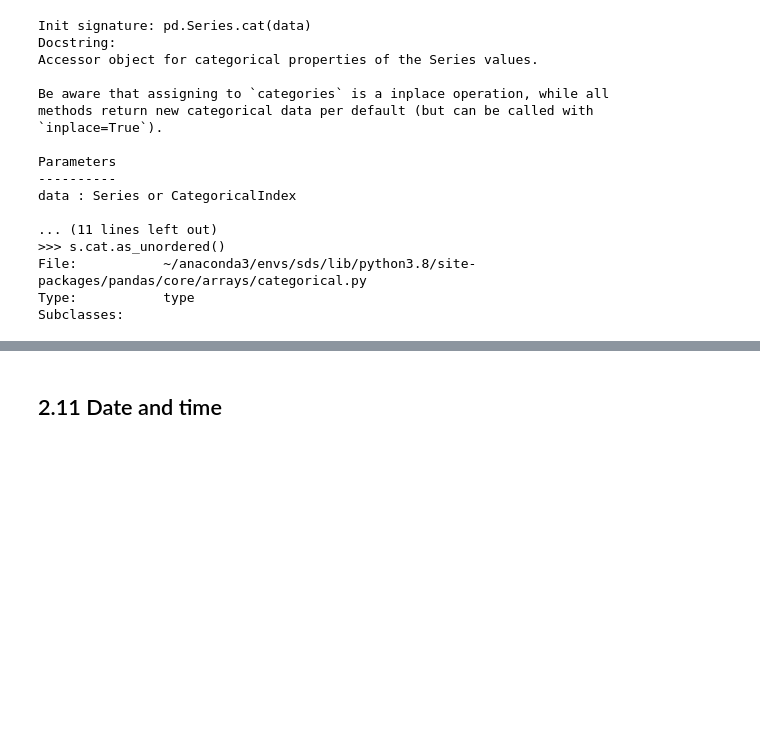
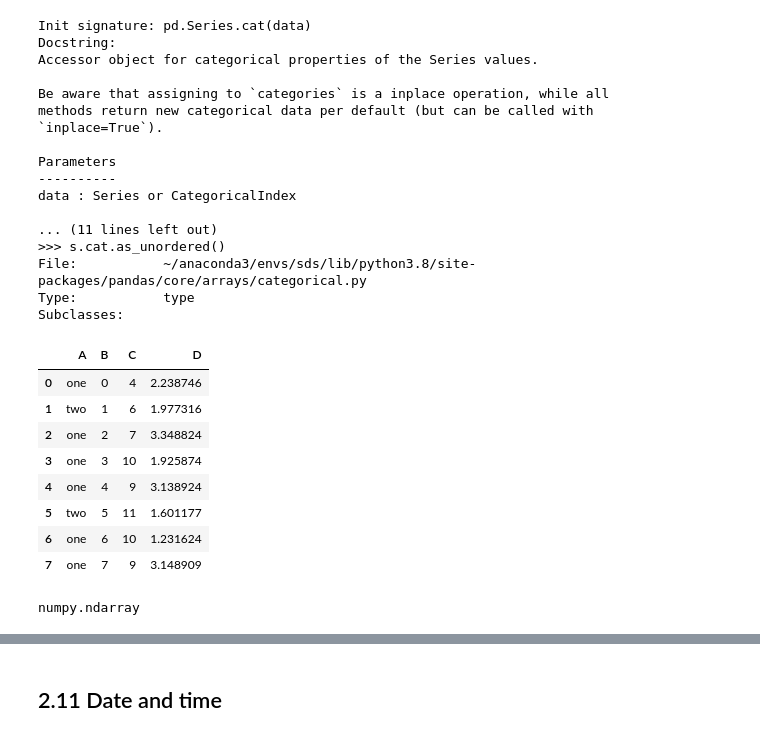
Before and after one commit to boyuan-li/BL-data-processing, a Jupyter notebook: Numpy and pandas.ipynb, the cells around one changed output, grey strips where cells are left out. Cells and saved outputs as stored; diff of their text form; code cells hidden in the pictures; blank space fills up the shorter version.

```diff
--- a/Numpy and pandas.ipynb
+++ b/Numpy and pandas.ipynb
@@ -2601,3 +2838,23 @@ data : Series or CategoricalIndex
 File:           ~/anaconda3/envs/sds/lib/python3.8/site-packages/pandas/core/arrays/categorical.py
 Type:           type
 Subclasses:
+# %%
+df = pd.DataFrame({'A': ['one', 'two', 'one', 'one'] * 2,
+                   'B': np.arange(8),
+                   'C': np.random.randint(3,15,size = 8),
+                   'D': np.random.uniform(0,4,size = 8)})
+df
+# %% [output]
+|  | A | B | C | D |
+| 0 | one | 0 | 4 | 2.238746 |
+| 1 | two | 1 | 6 | 1.977316 |
+| 2 | one | 2 | 7 | 3.348824 |
+| 3 | one | 3 | 10 | 1.925874 |
+| 4 | one | 4 | 9 | 3.138924 |
+| 5 | two | 5 | 11 | 1.601177 |
+| 6 | one | 6 | 10 | 1.231624 |
+| 7 | one | 7 | 9 | 3.148909 |
+# %%
+type(df['A'].values)
+# %% [output]
+numpy.ndarray
```
Also changed, not shown: parts of 175 cells of this notebook.
